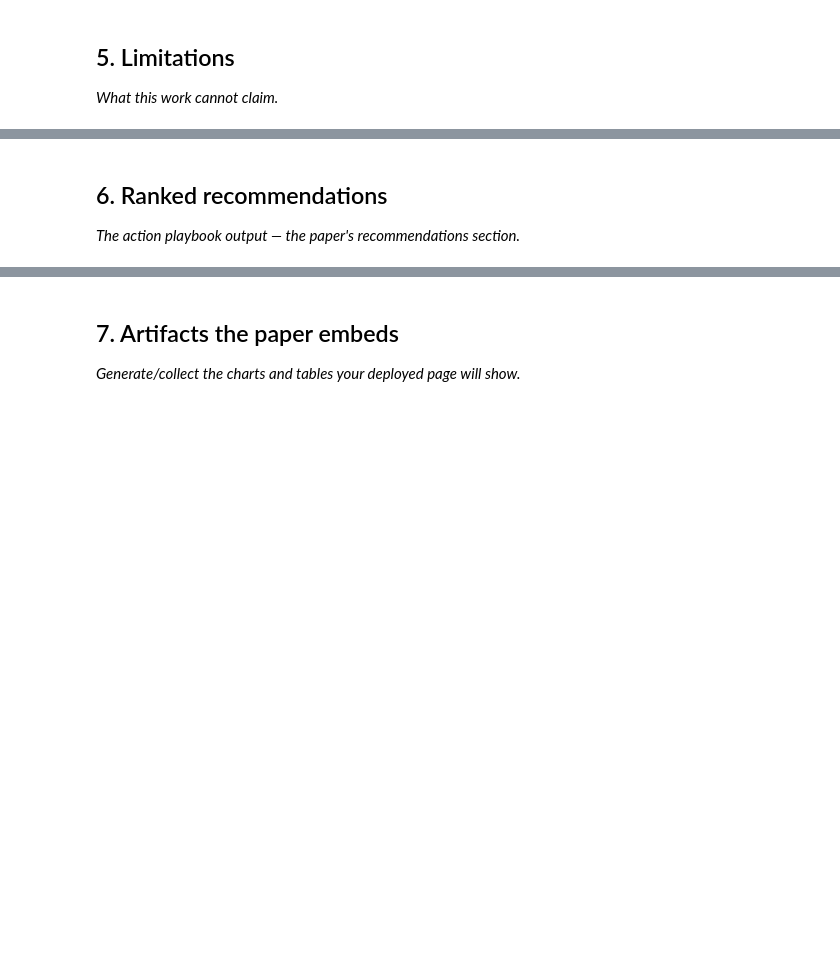
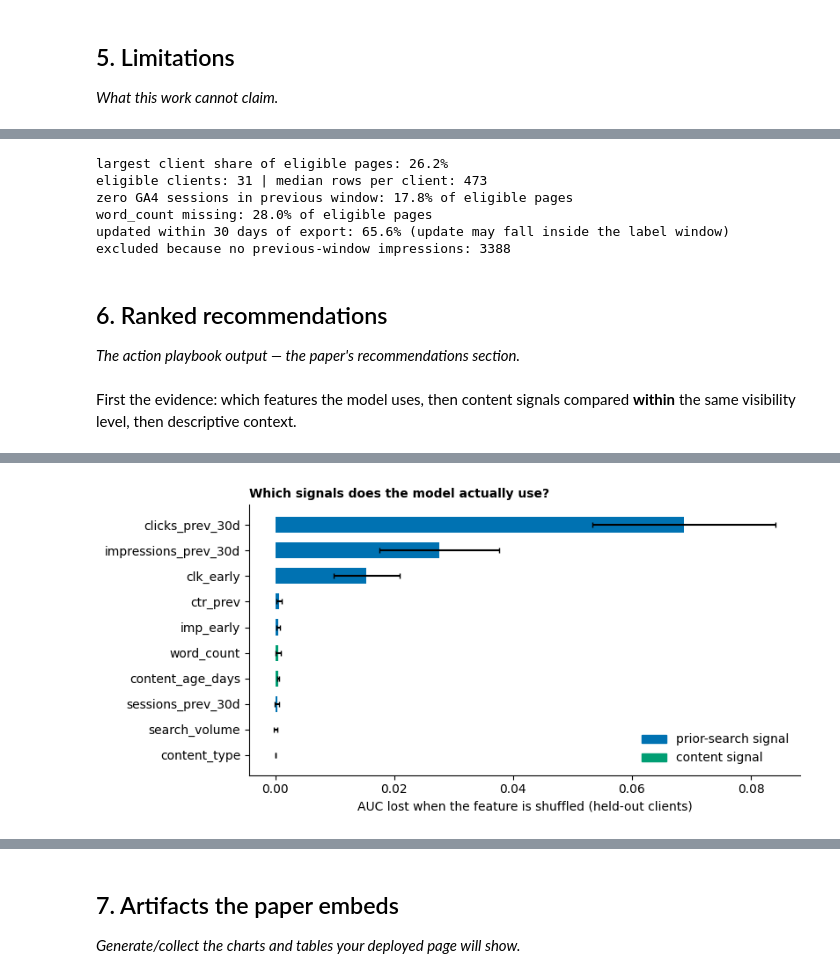
Before and after one commit to alemjarebica-cloud/ML-flyrank-AlemJ, a Jupyter notebook: work/notebooks/capstone.ipynb, the cells around one changed output, grey strips where cells are left out. Cells and saved outputs as stored; diff of their text form; code cells hidden in the pictures; blank space fills up the shorter version.

```diff
--- a/work/notebooks/capstone.ipynb
+++ b/work/notebooks/capstone.ipynb
@@ -44,3 +522,22 @@ This skeleton is yours to fill. Work the sections **in order** — each one has
+# %%
+# This cell is for CODE (numbers, a query, a check).
+# Write your text answer in the cell ABOVE this one — typing sentences here breaks Run All.
+# Numbers behind the limitations (printed so each claim can be checked)
+print(f"largest client share of eligible pages: {RESULTS['data']['largest_client_share']:.1%}")
+print(f"eligible clients: {RESULTS['data']['n_clients']} | median rows per client: {RESULTS['data']['median_rows_per_client']}")
+print(f"zero GA4 sessions in previous window: {(el['sessions_prev_30d'] == 0).mean():.1%} of eligible pages")
+print(f"word_count missing: {el['word_count'].isna().mean():.1%} of eligible pages")
+fresh = (el['days_since_last_update'] <= 30).mean()
+print(f"updated within 30 days of export: {fresh:.1%} (update may fall inside the label window)")
+print("excluded because no previous-window impressions:", RESULTS['data']['n_excluded'])
+RESULTS["fresh_share_30d"] = float(fresh)
+# %% [output]
+largest client share of eligible pages: 26.2%
+eligible clients: 31 | median rows per client: 473
+zero GA4 sessions in previous window: 17.8% of eligible pages
+word_count missing: 28.0% of eligible pages
+updated within 30 days of export: 65.6% (update may fall inside the label window)
+excluded because no previous-window impressions: 3388
 # %% [markdown]
 ## 6. Ranked recommendations
 
@@ -50,0 +545,56 @@ This skeleton is yours to fill. Work the sections **in order** — each one has
+# %% [markdown]
+First the evidence: which features the model uses, then content signals compared **within** the same visibility level, then descriptive context.
+# %%
+# This cell is for CODE (numbers, a query, a check).
+# Write your text answer in the cell ABOVE this one — typing sentences here breaks Run All.
+# Signal report part 1: permutation importance on held-out clients (M3)
+rng = np.random.RandomState(SEED)
+X_full = make_X(el, FULL_FEATS)
+y_all = el["y"].values
+N_REP = 5
+feat_drop = {f: [] for f in FULL_FEATS}
+group_drop = {"prior-search signals (all 6 together)": [], "content signals (all 8 together)": []}
+
+def permuted_auc(m, Xte, yte, cols):
+    Xp = Xte.copy()
+    idx = rng.permutation(len(Xp))
+    for c in cols:
+        Xp[c] = Xp[c].iloc[idx].values if str(Xp[c].dtype) != "category" else pd.Categorical(Xp[c].iloc[idx].values, categories=Xp[c].cat.categories)
+    return roc_auc_score(yte, m.predict_proba(Xp)[:, 1])
+
+for tr, te in group_folds:
+    m = new_model().fit(X_full.iloc[tr], y_all[tr])
+    Xte, yte = X_full.iloc[te], y_all[te]
+    base_auc = roc_auc_score(yte, m.predict_proba(Xte)[:, 1])
+    for f in FULL_FEATS:
+        feat_drop[f].append(np.mean([base_auc - permuted_auc(m, Xte, yte, [f]) for _ in range(N_REP)]))
+    group_drop["prior-search signals (all 6 together)"].append(np.mean([base_auc - permuted_auc(m, Xte, yte, PRIOR_FEATS) for _ in range(N_REP)]))
+    group_drop["content signals (all 8 together)"].append(np.mean([base_auc - permuted_auc(m, Xte, yte, CONTENT_FEATS) for _ in range(N_REP)]))
+
+imp = pd.DataFrame({"feature": FULL_FEATS,
+                    "auc_drop_mean": [np.mean(feat_drop[f]) for f in FULL_FEATS],
+                    "auc_drop_sd": [np.std(feat_drop[f], ddof=1) for f in FULL_FEATS],
+                    "group": ["prior-search" if f in PRIOR_FEATS else "content" for f in FULL_FEATS]}).sort_values("auc_drop_mean", ascending=False)
+print("Held-out AUC drop when one feature is shuffled (mean over 5 folds x 5 repeats):")
+print(imp.round(4).to_string(index=False))
+print()
+for g, v in group_drop.items():
+    print(f"{g}: AUC drop {np.mean(v):.4f} (sd {np.std(v, ddof=1):.4f})")
+
+RESULTS["importance"] = {"features": imp.round(5).to_dict(orient="records"),
+                         "groups": {g: [float(np.mean(v)), float(np.std(v, ddof=1))] for g, v in group_drop.items()}}
+
+# Figure 3
+top = imp.head(10).iloc[::-1]
+fig, ax = plt.subplots(figsize=(8.2, 4.0))
+ax.barh(top["feature"], top["auc_drop_mean"], xerr=top["auc_drop_sd"],
+        color=[BLUE if g == "prior-search" else GREEN for g in top["group"]],
+        capsize=2, height=0.62)
+ax.set_xlabel("AUC lost when the feature is shuffled (held-out clients)")
+ax.set_title("Which signals does the model actually use?", loc="left", fontsize=10)
+from matplotlib.patches import Patch
+ax.legend(handles=[Patch(color=BLUE, label="prior-search signal"), Patch(color=GREEN, label="content signal")], frameon=False, loc="lower right")
+fig.tight_layout()
+fig.savefig(f"{FIG_DIR}/fig3_permutation_importance.png", dpi=160, bbox_inches="tight", facecolor="white")
+plt.show()
+# %% [output]
@@ -50,0 +620 @@ This skeleton is yours to fill. Work the sections **in order** — each one has
+[figure, added]
```
Also changed, not shown: parts of 25 cells of this notebook.
